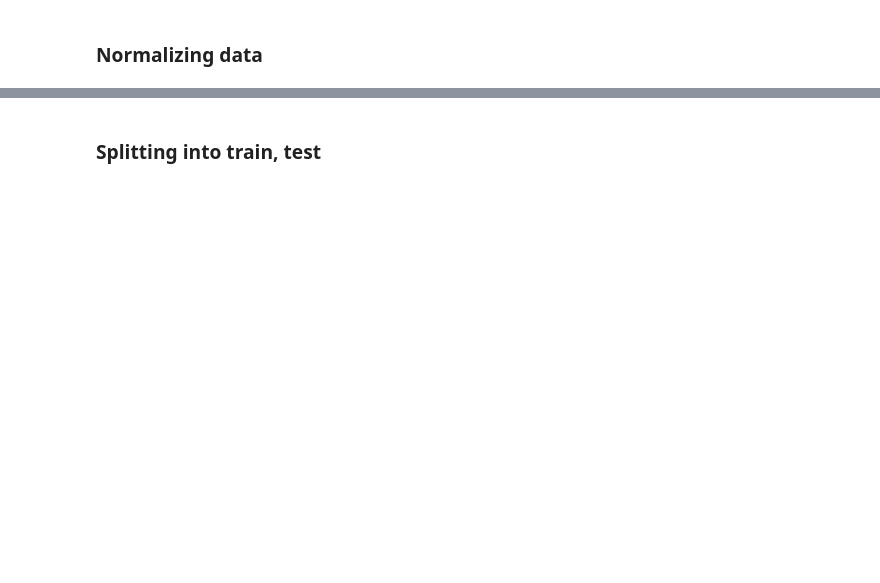
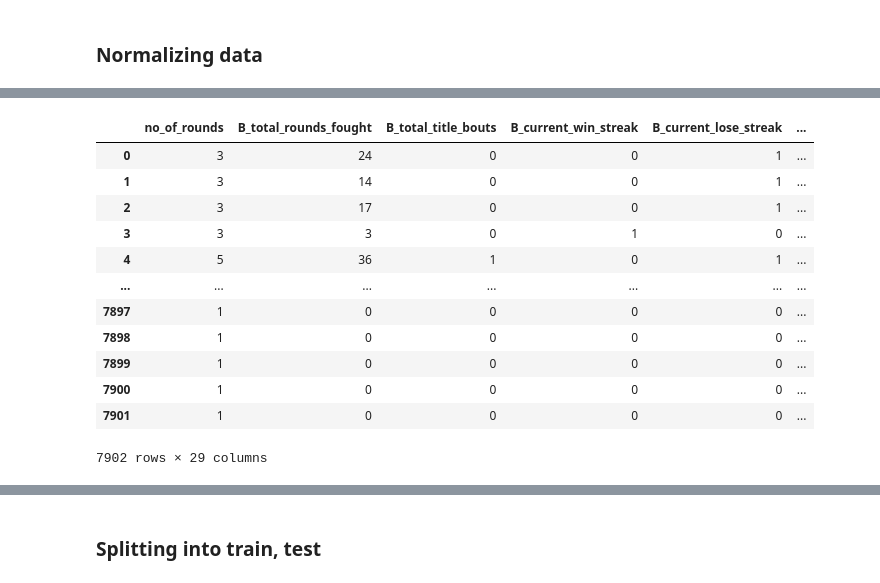
Before and after one commit to JTwiggs/UFC-Predictions, a Jupyter notebook: notebooks/random_forest.ipynb, the cells around one changed output, grey strips where cells are left out. Cells and saved outputs as stored; diff of their text form; code cells hidden in the pictures; blank space fills up the shorter version.

```diff
--- a/notebooks/random_forest.ipynb
+++ b/notebooks/random_forest.ipynb
@@ -38,0 +49,16 @@ df[list(df_num.columns)] = scaler.fit_transform(df[list(df_num.columns)])
+# %%
+df_int
+# %% [output]
+|  | no_of_rounds | B_total_rounds_fought | B_total_title_bouts | B_current_win_streak | B_current_lose_streak | ... |
+| 0 | 3 | 24 | 0 | 0 | 1 | ... |
+| 1 | 3 | 14 | 0 | 0 | 1 | ... |
+| 2 | 3 | 17 | 0 | 0 | 1 | ... |
+| 3 | 3 | 3 | 0 | 1 | 0 | ... |
+| 4 | 5 | 36 | 1 | 0 | 1 | ... |
+| ... | ... | ... | ... | ... | ... | ... |
+| 7897 | 1 | 0 | 0 | 0 | 0 | ... |
+| 7898 | 1 | 0 | 0 | 0 | 0 | ... |
+| 7899 | 1 | 0 | 0 | 0 | 0 | ... |
+| 7900 | 1 | 0 | 0 | 0 | 0 | ... |
+| 7901 | 1 | 0 | 0 | 0 | 0 | ... |
+7902 rows × 29 columns
```
Also changed, not shown: parts of 27 cells of this notebook, 2 other files.
